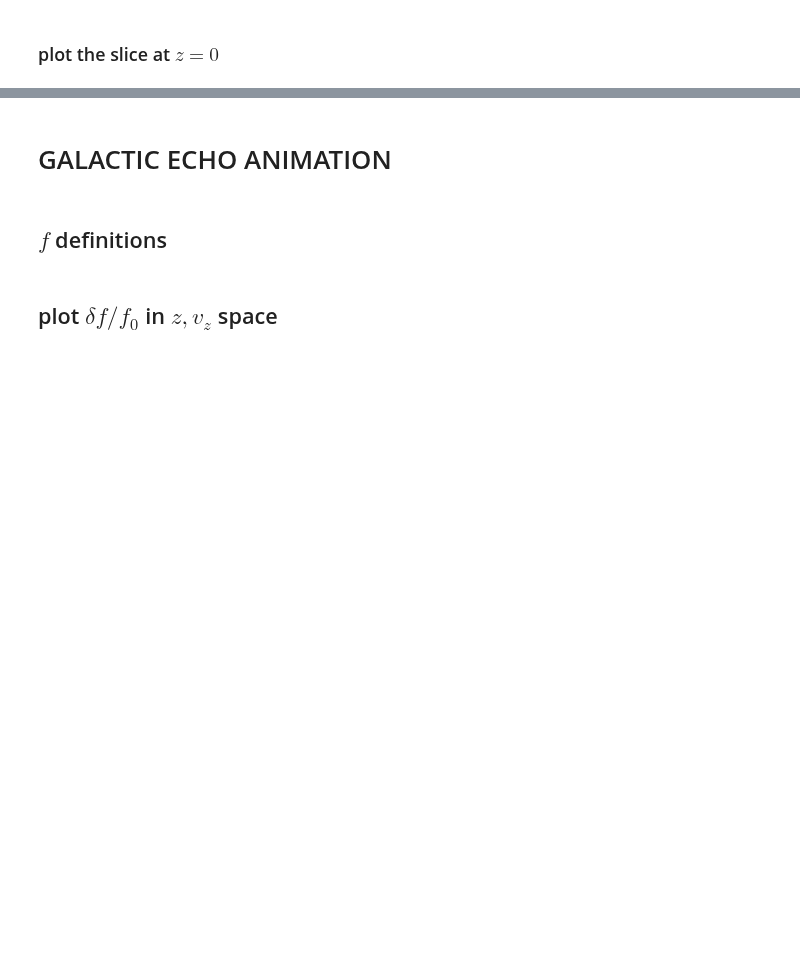
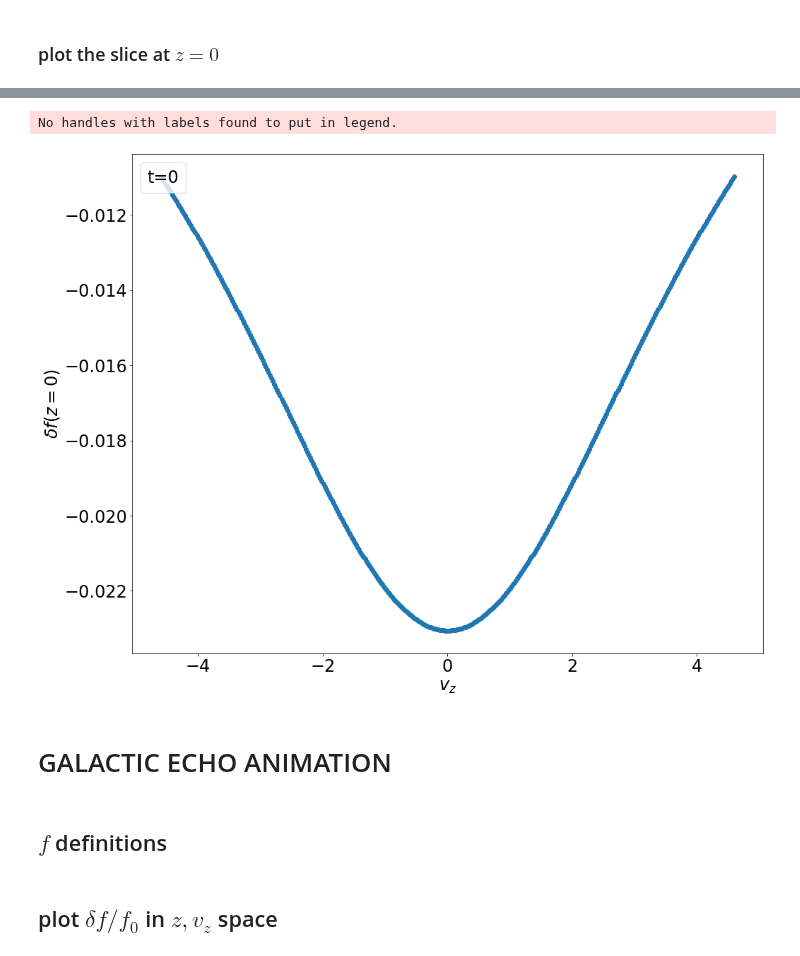
Before and after one commit to Jupiter1994/plasma-echo, a Jupyter notebook: Galactic Phase Mixing and Echo.ipynb, the cells around one changed output, grey strips where cells are left out. Saved outputs shown, nothing was run; the diff lists cells and outputs as text; code cells hidden in the pictures; blank space fills up the shorter version.

```diff
--- a/Galactic Phase Mixing and Echo.ipynb
+++ b/Galactic Phase Mixing and Echo.ipynb
@@ -218,54 +224,33 @@ plt.show()
 # %%
 # plot deltaf(z=0, v_z)
-plt.rcParams.update({'font.size':32})
+plt.rcParams.update({'font.size':24})
 
 fig, ax = plt.subplots(1,1,figsize=(16,13))
 
-
 z_at_0_slice = []
-t_temp = 50
+t_temp = 0
 Z = delta_f_phase_mixing(thetas, Js, t_temp)
 
 theta_ind = 0 # index of theta = 0
-theta_ind_for_pi = (int) (num_thetas_sampled / 2) # index of theta = pi
-
-# v_z domain
-positive_v_zs = v_zs[:, theta_ind]
-negative_v_zs = v_zs[:, theta_ind_for_pi] # theta=pi
-negative_v_zs = np.flip(negative_v_zs)
-
-list_of_v_zs = np.append(negative_v_zs, positive_v_zs)
 
 # data points
-slice_negative_v_z = Z[:, theta_ind_for_pi] # theta=pi
-slice_negative_v_z = np.flip(slice_negative_v_z)
-slice_positive_v_z = Z[:, theta_ind]
+z_at_0_slice = Z[:, theta_ind]
 
-z_at_0_slice = np.append(slice_negative_v_z, slice_positive_v_z)
-
-## integrated density
-
-# approximate the dv_z infinitesimals at z=0
-dv_zs = list_of_v_zs[1:] - list_of_v_zs[:-1]
-dv_zs = np.concatenate((dv_zs, dv_zs[0].reshape(1)))
-num_v_zs = len(dv_zs)
-dv_zs_midpoint = (int) (num_v_zs / 2)
-
-delta_n = np.sum(Z[:, 0] * dv_zs[dv_zs_midpoint:]) # integrate over "y" at theta=0
-delta_n += np.sum(Z[:, theta_ind_for_pi] * np.flip(dv_zs[dv_zs_midpoint:])) # theta=pi
-
-plt.scatter(list_of_v_zs, z_at_0_slice)
+plt.scatter(v_zs[:,0], z_at_0_slice*vzstep)
 
 plt.xlabel("$v_z$")
-plt.ylabel("$\delta f(z=0, v_z)$")
+plt.ylabel("$\delta f(z=0)$")
 
 plt.legend(title=f"t={t_temp}", loc='upper left', labelspacing=0.)
 
 save_fig = True
 if save_fig:
-    plt.savefig(f'Gaia phase mixing (thesis)/Gal_pm_slice_t={t_temp}.png')
+    plt.savefig(f'Gaia phase mixing (thesis)/Gal_pm_slice_t={t_temp}.png', dpi=300)
 
 plt.show()
+# %% [output]
+No handles with labels found to put in legend.
+[figure, added]
 # %%
 ## galactic phase mixing animation
 fig, ax = plt.subplots(1,1,figsize=(12,10))
```
Also changed, not shown: parts of 3 cells of this notebook, 7 other files.
